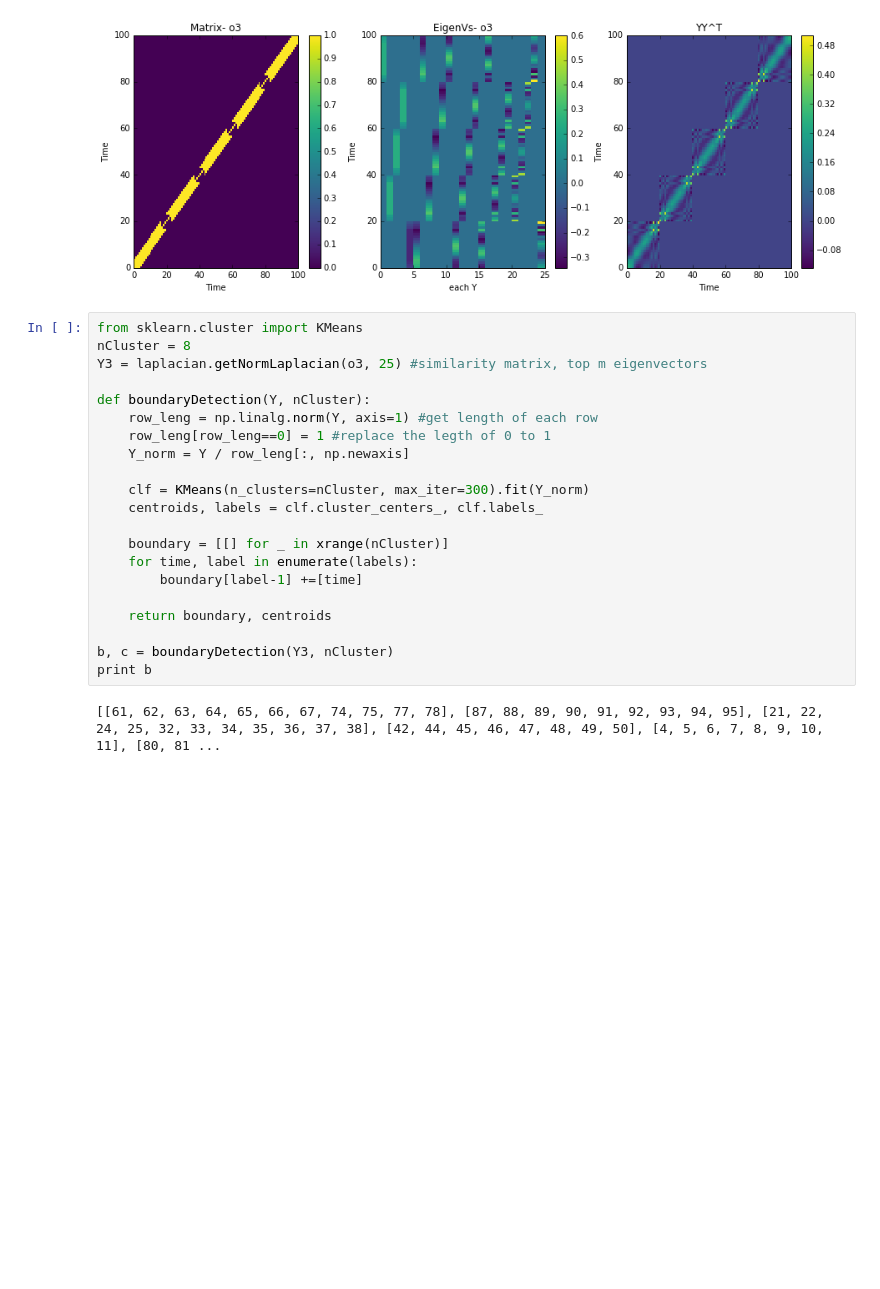
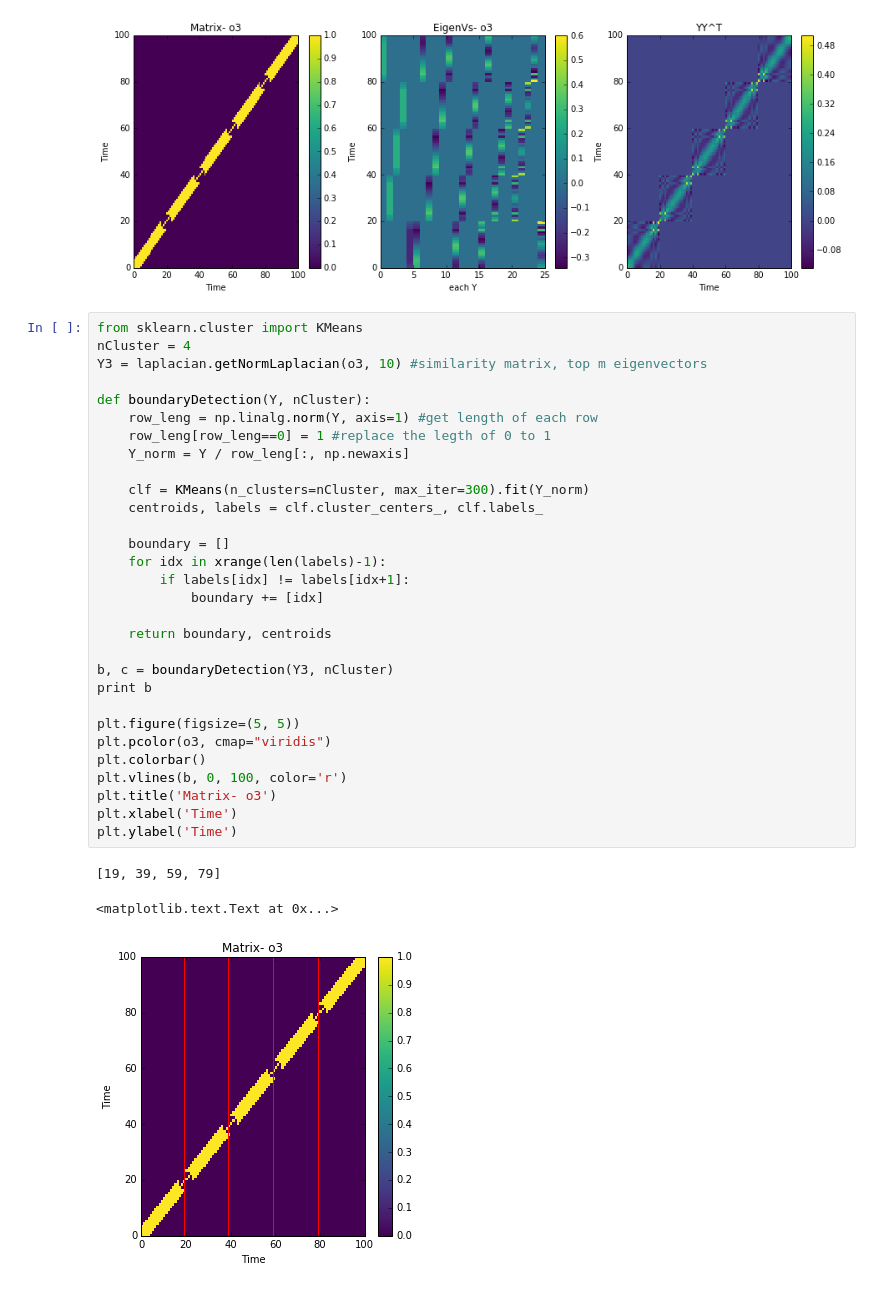
Before and after one commit to jfriend08/IndependentStudy, a Jupyter notebook: baseline/workbookII.ipynb, the cells around one changed output. Drawn from its saved outputs; the diff is of its cells as text; blank space fills up the shorter version.

Commit message:
better boundary

```diff
--- a/baseline/workbookII.ipynb
+++ b/baseline/workbookII.ipynb
@@ -115,24 +115,35 @@ plt.show()
 [figure]
 # %%
 from sklearn.cluster import KMeans
-nCluster = 8
-Y3 = laplacian.getNormLaplacian(o3, 25) #similarity matrix, top m eigenvectors
+nCluster = 4
+Y3 = laplacian.getNormLaplacian(o3, 10) #similarity matrix, top m eigenvectors
 
 def boundaryDetection(Y, nCluster):
     row_leng = np.linalg.norm(Y, axis=1) #get length of each row
     row_leng[row_leng==0] = 1 #replace the legth of 0 to 1
     Y_norm = Y / row_leng[:, np.newaxis]
 
     clf = KMeans(n_clusters=nCluster, max_iter=300).fit(Y_norm)
     centroids, labels = clf.cluster_centers_, clf.labels_
 
-    boundary = [[] for _ in xrange(nCluster)]
-    for time, label in enumerate(labels):
-        boundary[label-1] +=[time]
+    boundary = []
+    for idx in xrange(len(labels)-1):
+        if labels[idx] != labels[idx+1]:
+            boundary += [idx]
 
     return boundary, centroids
 
 b, c = boundaryDetection(Y3, nCluster)
 print b
+
+plt.figure(figsize=(5, 5))
+plt.pcolor(o3, cmap="viridis")
+plt.colorbar()
+plt.vlines(b, 0, 100, color='r')
+plt.title('Matrix- o3')
+plt.xlabel('Time')
+plt.ylabel('Time')
 # %% [output]
-[[61, 62, 63, 64, 65, 66, 67, 74, 75, 77, 78], [87, 88, 89, 90, 91, 92, 93, 94, 95], [21, 22, 24, 25, 32, 33, 34, 35, 36, 37, 38], [42, 44, 45, 46, 47, 48, 49, 50], [4, 5, 6, 7, 8, 9, 10, 11], [80, 81 ...
+[19, 39, 59, 79]
+<matplotlib.text.Text at 0x...>
+[figure, added]
```
